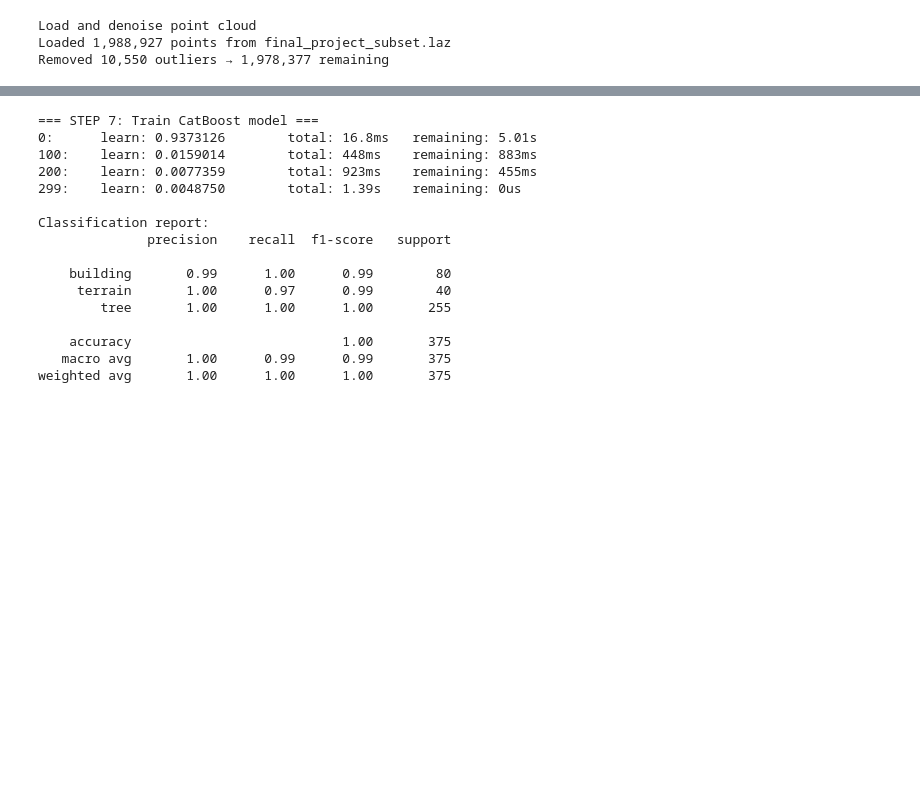
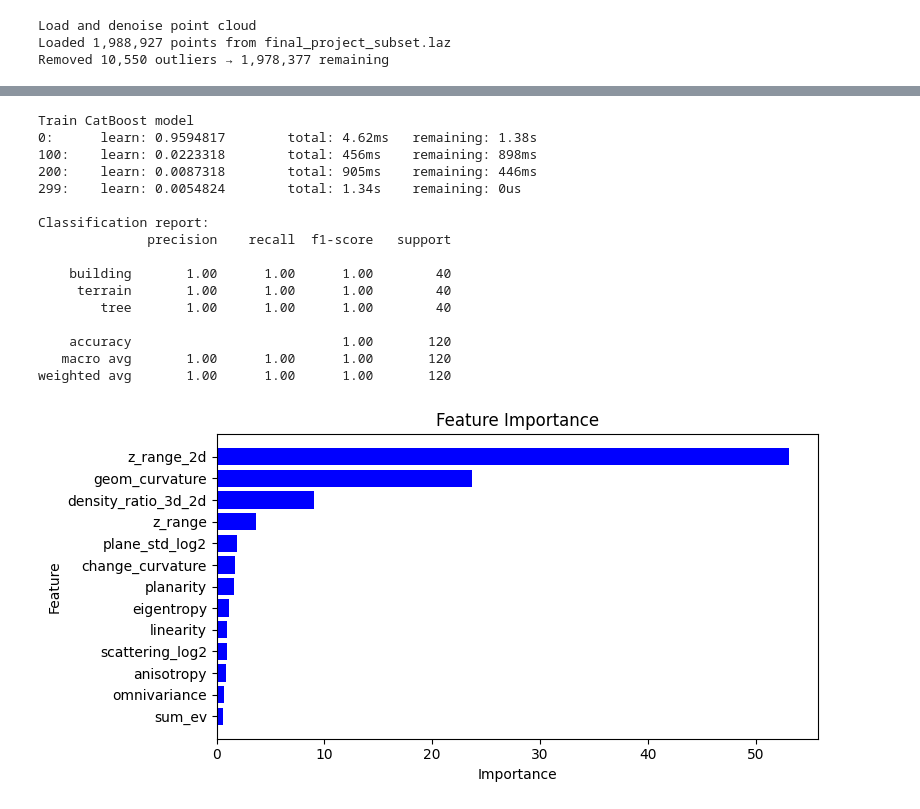
Before and after one commit to aasneha/TBA4256_3D_Digital_Modelling_Final_Project, a Jupyter notebook: final_project.ipynb, the cells around one changed output, grey strips where cells are left out. Saved outputs shown, nothing was run; the diff lists cells and outputs as text; code cells hidden in the pictures; blank space fills up the shorter version.

```diff
--- a/final_project.ipynb
+++ b/final_project.ipynb
@@ -217,9 +270,7 @@ Name: count, dtype: int64
 # %%
+# Train CatBoost model
 
-# =====================================================
-# 7️⃣ TRAIN CATBOOST MODEL
-# =====================================================
-print("\n=== STEP 7: Train CatBoost model ===")
+print("Train CatBoost model")
 
 df = df_features.copy()
 
@@ -232,43 +283,60 @@ df["geom_curvature_log2"] = np.log2(df["geom_curvature"] + 1e-6)
 
 feature_cols = [
     "linearity", "planarity", "scattering_log2", "omnivariance", "sum_ev",
     "anisotropy", "eigentropy", "change_curvature",
     "z_range", "plane_std_log2",
     "z_range_2d", "density_ratio_3d_2d", "geom_curvature"
 ]
 
-
 train_df = df[df["label"] != "unlabeled"]
 X, y = train_df[feature_cols], train_df["label"]
 
 X_train, X_test, y_train, y_test = train_test_split(
     X, y, test_size=0.2, random_state=42, stratify=y
 )
 
 model = CatBoostClassifier(
     iterations=300, learning_rate=0.1, depth=6,
     loss_function='MultiClass', verbose=100
 )
 model.fit(X_train, y_train)
 
 y_pred = model.predict(X_test)
 print("\nClassification report:")
 print(classification_report(y_test, y_pred))
+
+
+# Feature importance visualization
+importances = model.get_feature_importance()
+feature_importance = pd.DataFrame({
+    "Feature": feature_cols,
+    "Importance": importances
+}).sort_values(by="Importance", ascending=False)
+
+plt.figure(figsize=(8, 4))
+plt.barh(feature_importance["Feature"], feature_importance["Importance"], color="blue")
+plt.xlabel("Importance")
+plt.ylabel("Feature")
+plt.title("Feature Importance")
+plt.gca().invert_yaxis()
+plt.tight_layout()
+plt.show()
 # %% [output]
-=== STEP 7: Train CatBoost model ===
-0:      learn: 0.9373126        total: 16.8ms   remaining: 5.01s
-100:    learn: 0.0159014        total: 448ms    remaining: 883ms
-200:    learn: 0.0077359        total: 923ms    remaining: 455ms
-299:    learn: 0.0048750        total: 1.39s    remaining: 0us
+Train CatBoost model
+0:      learn: 0.9594817        total: 4.62ms   remaining: 1.38s
+100:    learn: 0.0223318        total: 456ms    remaining: 898ms
+200:    learn: 0.0087318        total: 905ms    remaining: 446ms
+299:    learn: 0.0054824        total: 1.34s    remaining: 0us
 
 Classification report:
               precision    recall  f1-score   support
 
-    building       0.99      1.00      0.99        80
-     terrain       1.00      0.97      0.99        40
-        tree       1.00      1.00      1.00       255
+    building       1.00      1.00      1.00        40
+     terrain       1.00      1.00      1.00        40
+        tree       1.00      1.00      1.00        40
 
-    accuracy                           1.00       375
-   macro avg       1.00      0.99      0.99       375
-weighted avg       1.00      1.00      1.00       375
+    accuracy                           1.00       120
+   macro avg       1.00      1.00      1.00       120
+weighted avg       1.00      1.00      1.00       120
+[figure, added]
 # %%
```
Also changed, not shown: parts of 9 cells of this notebook, 30 other files.
